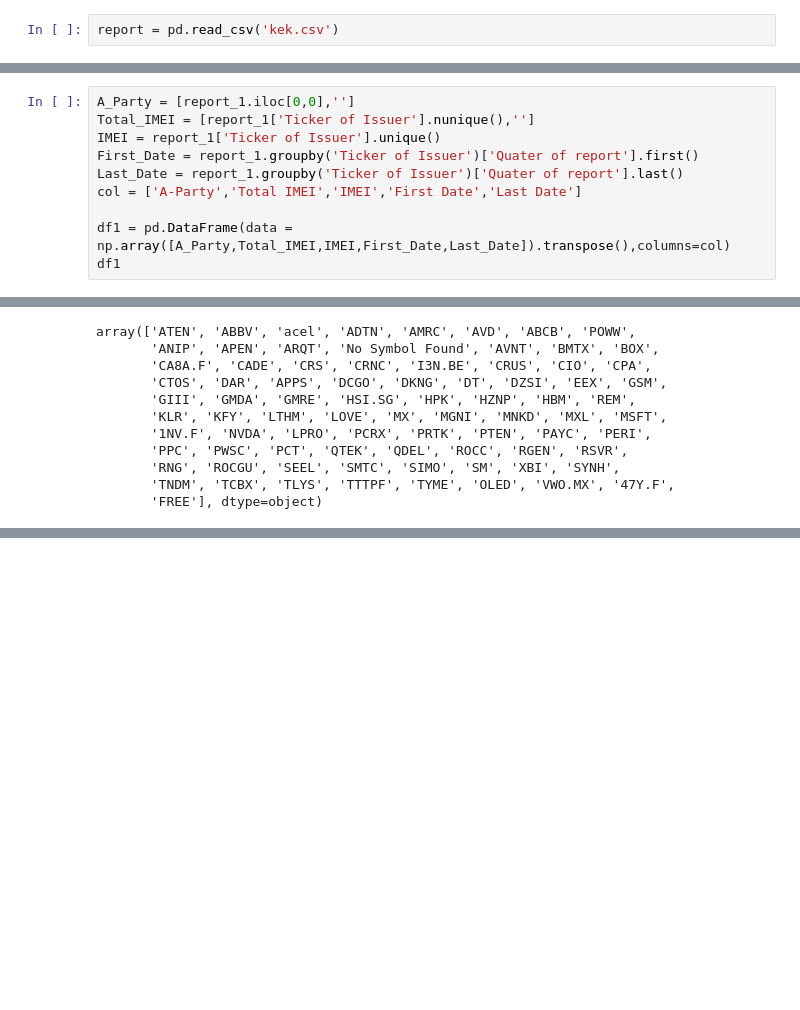
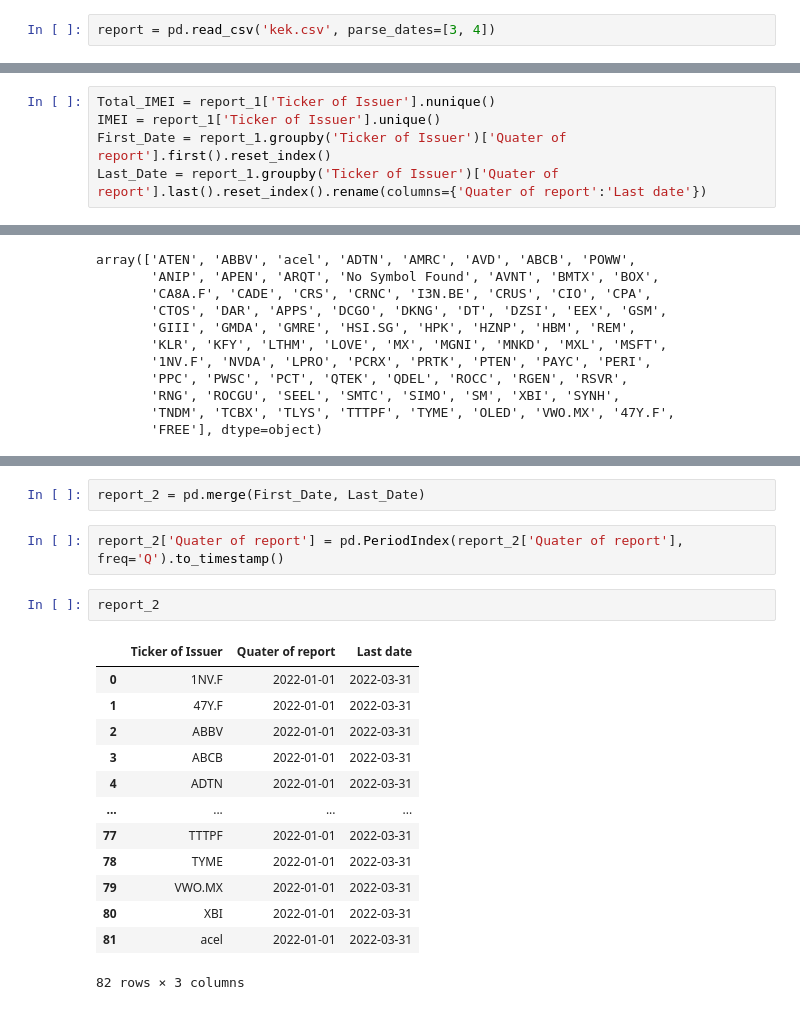
Before and after one commit to VladHardAndSoftWare/Yahoo-project, a Jupyter notebook: Yahoo.ipynb, the cells around one changed output, grey strips where cells are left out. Cells and saved outputs as stored; diff of their text form; blank space fills up the shorter version.

```diff
--- a/Yahoo.ipynb
+++ b/Yahoo.ipynb
@@ -442,7 +442,7 @@ tickers.tickers.GOOG.actions
 # %% [output]
 AttributeError: 'dict' object has no attribute 'tickers'
 # %%
-report = pd.read_csv('kek.csv')
+report = pd.read_csv('kek.csv', parse_dates=[3, 4])
 # %%
 report_1 = report[['Quater of report','Signing date','Name of Issuer','Ticker of Issuer']]
 report_1
@@ -463,12 +477,7 @@ report_1
 # %%
 import numpy as np
 # %%
-A_Party = [report_1.iloc[0,0],'']
-Total_IMEI = [report_1['Ticker of Issuer'].nunique(),'']
+Total_IMEI = report_1['Ticker of Issuer'].nunique()
 IMEI = report_1['Ticker of Issuer'].unique()
-First_Date = report_1.groupby('Ticker of Issuer')['Quater of report'].first()
-Last_Date = report_1.groupby('Ticker of Issuer')['Quater of report'].last()
-col = ['A-Party','Total IMEI','IMEI','First Date','Last Date']
-
-df1 = pd.DataFrame(data = np.array([A_Party,Total_IMEI,IMEI,First_Date,Last_Date]).transpose(),columns=col)
-df1
+First_Date = report_1.groupby('Ticker of Issuer')['Quater of report'].first().reset_index()
+Last_Date = report_1.groupby('Ticker of Issuer')['Quater of report'].last().reset_index().rename(columns={'Quater of report':'Last date'})
@@ -530,0 +534,20 @@ Name: Quater of report, Length: 82, dtype: object
+# %%
+report_2 = pd.merge(First_Date, Last_Date)
+# %%
+report_2['Quater of report'] = pd.PeriodIndex(report_2['Quater of report'], freq='Q').to_timestamp()
+# %%
+report_2
+# %% [output]
+|  | Ticker of Issuer | Quater of report | Last date |
+| 0 | 1NV.F | 2022-01-01 | 2022-03-31 |
+| 1 | 47Y.F | 2022-01-01 | 2022-03-31 |
+| 2 | ABBV | 2022-01-01 | 2022-03-31 |
+| 3 | ABCB | 2022-01-01 | 2022-03-31 |
+| 4 | ADTN | 2022-01-01 | 2022-03-31 |
+| ... | ... | ... | ... |
+| 77 | TTTPF | 2022-01-01 | 2022-03-31 |
+| 78 | TYME | 2022-01-01 | 2022-03-31 |
+| 79 | VWO.MX | 2022-01-01 | 2022-03-31 |
+| 80 | XBI | 2022-01-01 | 2022-03-31 |
+| 81 | acel | 2022-01-01 | 2022-03-31 |
+82 rows × 3 columns
```
Also changed, not shown: parts of 16 cells of this notebook, 9 other files.
